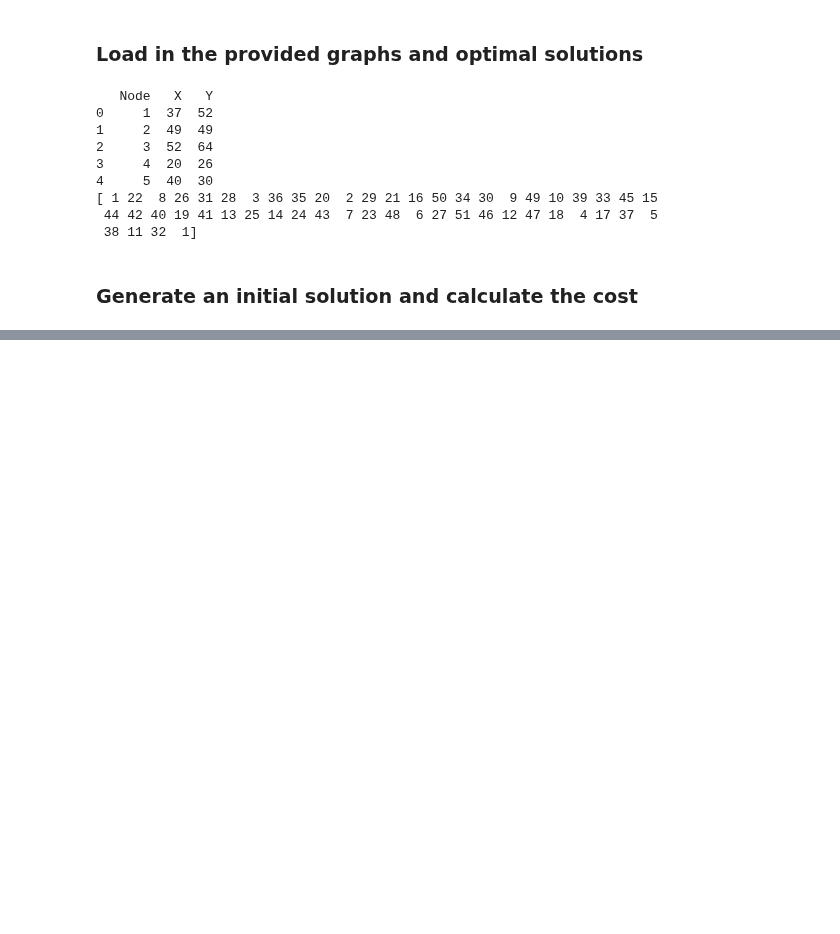
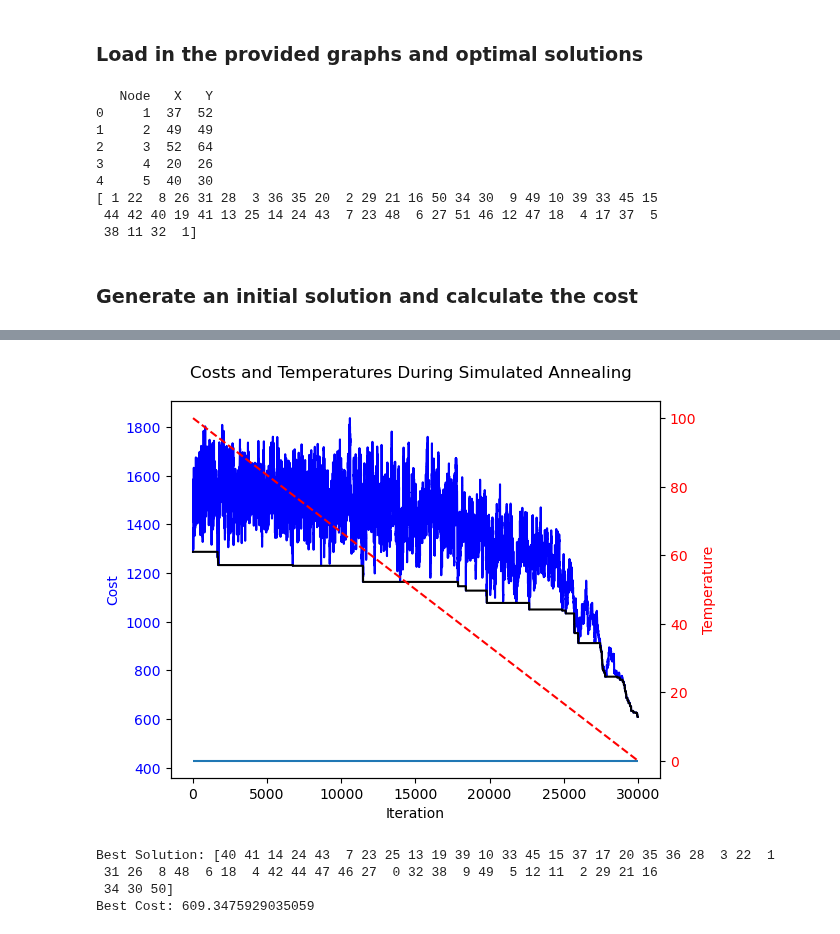
Before and after one commit to LodeVermeulen/stochastic-simulation, a Jupyter notebook: Homework 3/HW3.ipynb, the cells around one changed output, grey strips where cells are left out. Cells and saved outputs as stored; diff of their text form; code cells hidden in the pictures; blank space fills up the shorter version.

```diff
--- a/Homework 3/HW3.ipynb
+++ b/Homework 3/HW3.ipynb
@@ -288,0 +300,17 @@ Best Cost: 544.3016453021352
+# %%
+initial_temperature = 100
+cooling_rate = 0.999
+num_iterations = 30000
+
+best_solution, best_cost = simulated_annealing_tsp(
+    cities, np.arange(len(cities)), initial_temperature, cooling_rate, num_iterations, "Linear" # 2nd was np.arange(52)
+)
+
+print("Best Solution:", best_solution)
+print("Best Cost:", best_cost)
+# %% [output]
+[figure, added]
+Best Solution: [40 41 14 24 43  7 23 25 13 19 39 10 33 45 15 37 17 20 35 36 28  3 22  1
+ 31 26  8 48  6 18  4 42 44 47 46 27  0 32 38  9 49  5 12 11  2 29 21 16
+ 34 30 50]
+Best Cost: 609.3475929035059
```
Also changed, not shown: parts of 3 cells of this notebook.
